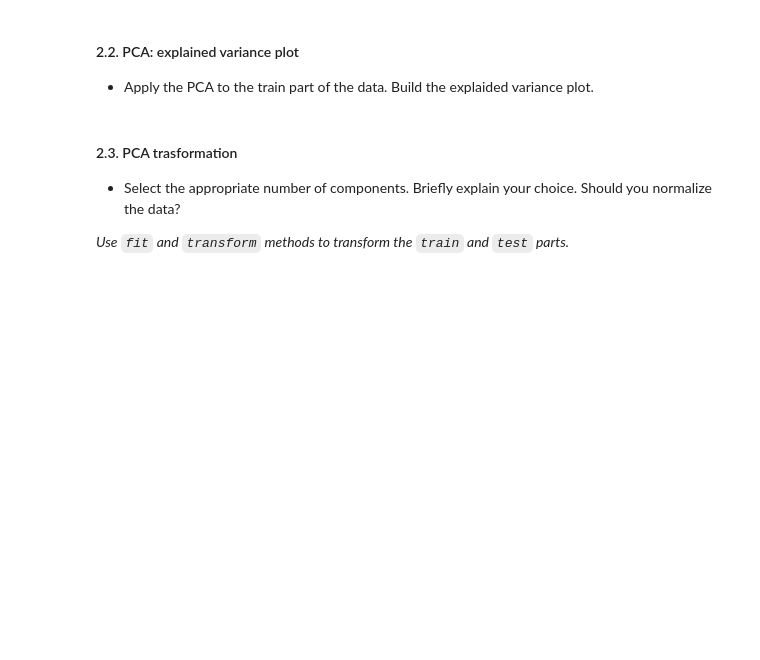
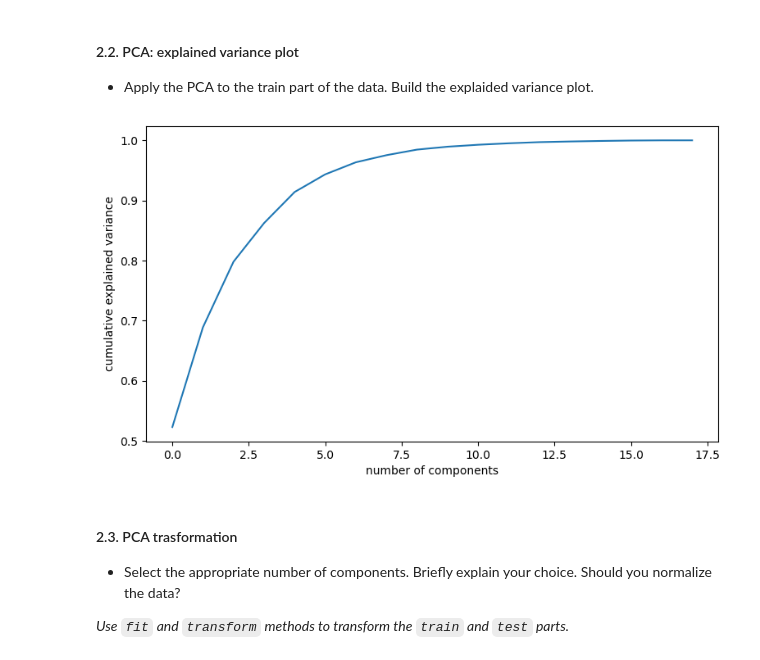
Before and after one commit to NikitaAgeev/ml-course_for_me, a Jupyter notebook: homeworks/lab01_ml_pipeline/lab01_part2_ml_pipeline.ipynb, the cells around one changed output. Cells and saved outputs as stored; diff of their text form; code cells hidden in the pictures; blank space fills up the shorter version.

```diff
--- a/homeworks/lab01_ml_pipeline/lab01_part2_ml_pipeline.ipynb
+++ b/homeworks/lab01_ml_pipeline/lab01_part2_ml_pipeline.ipynb
@@ -194,3 +198,18 @@ ModuleNotFoundError: No module named 'scikitplot'
+# %%
+scaler = StandardScaler()
+X_train_scl = pd.DataFrame(scaler.fit_transform(X_train_prepr))
+X_test_scl = pd.DataFrame(scaler.fit_transform(X_test_prepr))
+# %%
+pca = PCA()
+X_train_pca = pca.fit_transform(X_train_scl)
+
+plt.figure(figsize=[9, 5], dpi=100)
+plt.plot(np.cumsum(pca.explained_variance_ratio_))
+plt.xlabel('number of components')
+plt.ylabel('cumulative explained variance')
+plt.show()
+# %% [output]
+[figure, added]
 # %% [markdown]
 #### 2.3. PCA trasformation
 * Select the appropriate number of components. Briefly explain your choice. Should you normalize the data?
```
Also changed, not shown: parts of 16 cells of this notebook.
